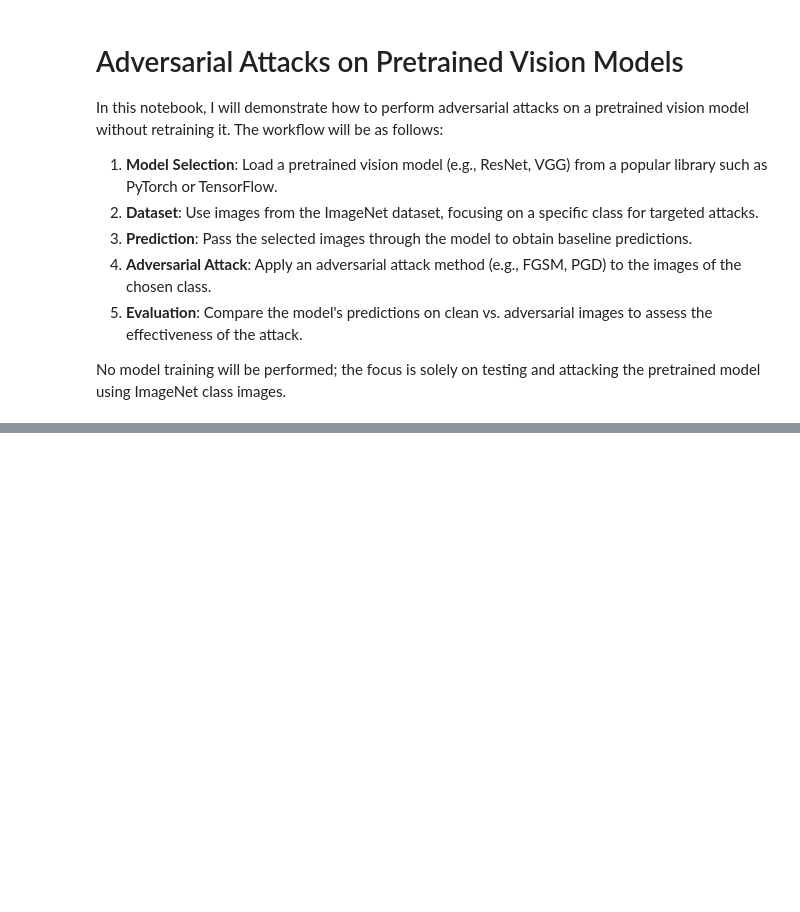
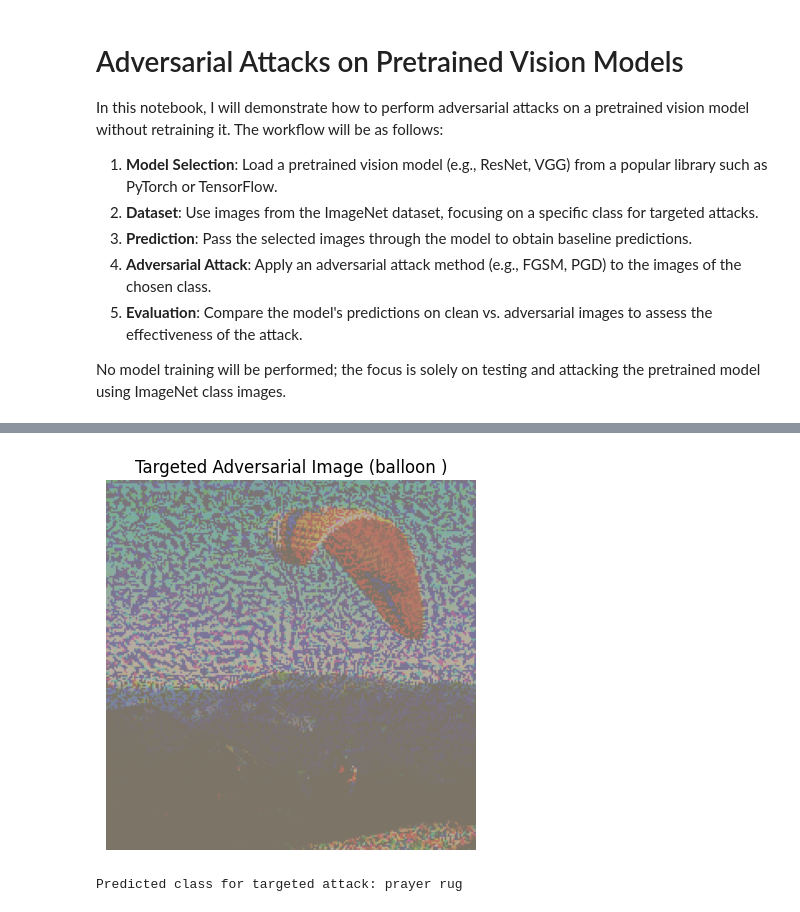
Before and after one commit to seba20-0/Adversarial-Attacks-on-YOLO, a Jupyter notebook: classification/classification_example.ipynb, the cells around one changed output, grey strips where cells are left out. Saved outputs shown, nothing was run; the diff lists cells and outputs as text; code cells hidden in the pictures; blank space fills up the shorter version.

Commit message:
Add example

```diff
--- a/classification/classification_example.ipynb
+++ b/classification/classification_example.ipynb
@@ -148,0 +160,32 @@ plt.show()
+# %%
+# Find the ImageNet class index for 'balloon '
+target_class_name = 'balloon'
+target_class_idx = labels.index(target_class_name)  # Get index for balloon
+target_label_tensor = torch.tensor([target_class_idx])
+
+# Instantiate FGSM for targeted attack
+epsilon = 0.9
+fgsm_targeted = FGSM(epsilon=epsilon, targeted=True)
+
+# Generate targeted adversarial example
+adv_image_targeted = fgsm_targeted.attack(model, input_tensor, target_label_tensor)
+
+# Display targeted adversarial image
+adv_img_targeted_np = adv_image_targeted.squeeze().detach().cpu().numpy().transpose(1,2,0)
+adv_img_targeted_np = adv_img_targeted_np * [0.229, 0.224, 0.225] + [0.485, 0.456, 0.406]  # Unnormalize
+adv_img_targeted_np = adv_img_targeted_np.clip(0, 1)
+
+plt.imshow(adv_img_targeted_np)
+plt.axis('off')
+plt.title('Targeted Adversarial Image (balloon )')
+plt.show()
+
+# Predict the label of the targeted adversarial image
+with torch.no_grad():
+    adv_output_targeted = model(adv_image_targeted)
+    _, adv_predicted_targeted = adv_output_targeted.max(1)
+
+print(f"Predicted class for targeted attack: {labels[adv_predicted_targeted.item()]}")
+# %% [output]
+[figure, added]
+Predicted class for targeted attack: prayer rug
```
Also changed, not shown: parts of 10 cells of this notebook.
